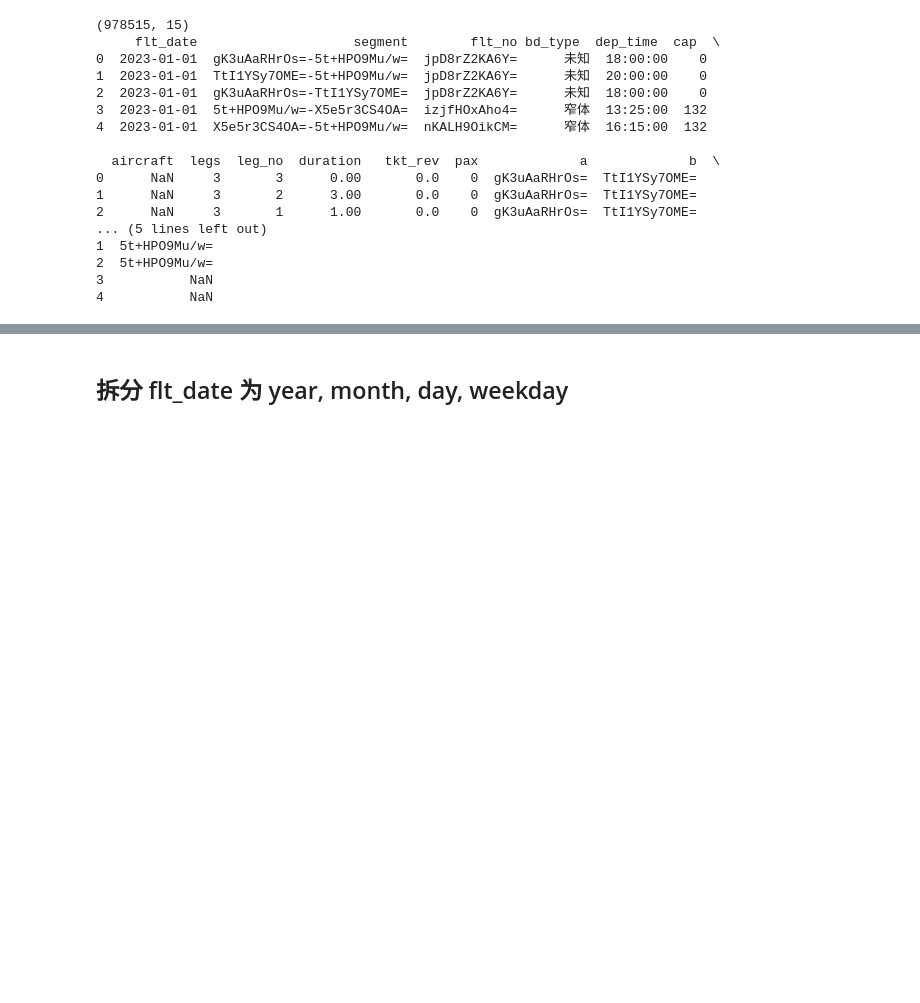
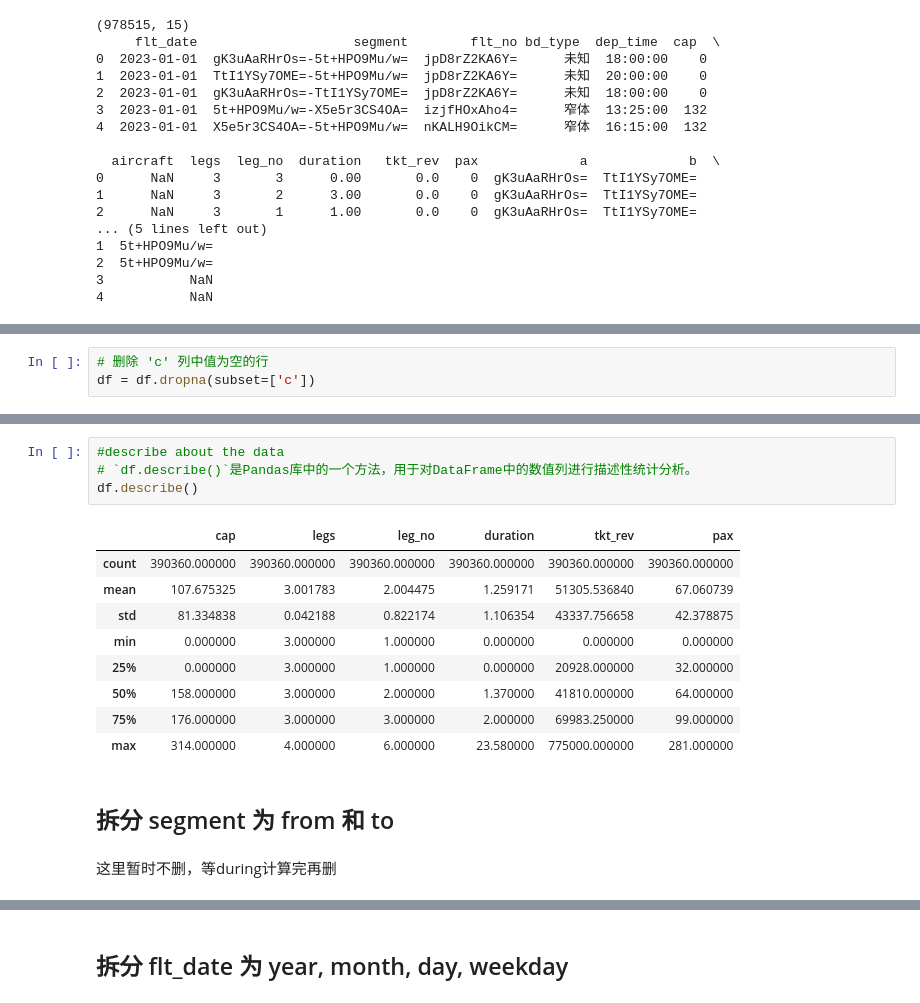
Before and after one commit to Yu-Code666/hh, a Jupyter notebook: 课题1/课题1-数据预处理.ipynb, the cells around one changed output, grey strips where cells are left out. Drawn from its saved outputs; the diff is of its cells as text; blank space fills up the shorter version.

```diff
--- a/课题1/课题1-数据预处理.ipynb
+++ b/课题1/课题1-数据预处理.ipynb
@@ -51,0 +115,3 @@ print(df.head(5))
+# %%
+# 删除 'c' 列中值为空的行
+df = df.dropna(subset=['c'])
@@ -51,0 +142,18 @@ print(df.head(5))
+# %%
+#describe about the data
+# `df.describe()`是Pandas库中的一个方法，用于对DataFrame中的数值列进行描述性统计分析。
+df.describe()
+# %% [output]
+|  | cap | legs | leg_no | duration | tkt_rev | pax |
+| count | 390360.000000 | 390360.000000 | 390360.000000 | 390360.000000 | 390360.000000 | 390360.000000 |
+| mean | 107.675325 | 3.001783 | 2.004475 | 1.259171 | 51305.536840 | 67.060739 |
+| std | 81.334838 | 0.042188 | 0.822174 | 1.106354 | 43337.756658 | 42.378875 |
+| min | 0.000000 | 3.000000 | 1.000000 | 0.000000 | 0.000000 | 0.000000 |
+| 25% | 0.000000 | 3.000000 | 1.000000 | 0.000000 | 20928.000000 | 32.000000 |
+| 50% | 158.000000 | 3.000000 | 2.000000 | 1.370000 | 41810.000000 | 64.000000 |
+| 75% | 176.000000 | 3.000000 | 3.000000 | 2.000000 | 69983.250000 | 99.000000 |
+| max | 314.000000 | 4.000000 | 6.000000 | 23.580000 | 775000.000000 | 281.000000 |
+# %% [markdown]
+## 拆分 segment 为 from 和 to
+# %% [markdown]
+这里暂时不删，等during计算完再删
```
Also changed, not shown: parts of 43 cells of this notebook, 9 other files.
